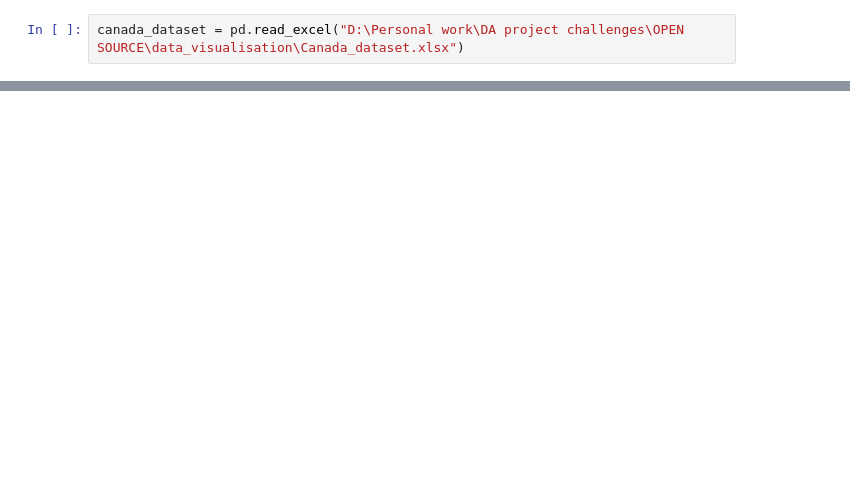
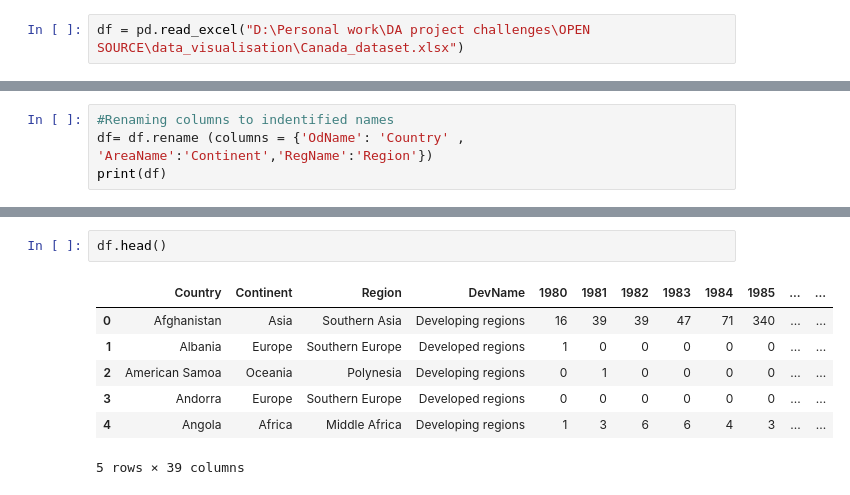
Before and after one commit to pyladieskla/data_visualisation, a Jupyter notebook: Canada_visualization.ipynb, the cells around one changed output, grey strips where cells are left out. Drawn from its saved outputs; the diff is of its cells as text; blank space fills up the shorter version.

Commit message:
Added EDA to the dataset

```diff
--- a/Canada_visualization.ipynb
+++ b/Canada_visualization.ipynb
@@ -3,3 +4,3 @@ import pandas as pd
 # %%
-canada_dataset = pd.read_excel("D:\Personal work\DA project challenges\OPEN SOURCE\data_visualisation\Canada_dataset.xlsx")
+df = pd.read_excel("D:\Personal work\DA project challenges\OPEN SOURCE\data_visualisation\Canada_dataset.xlsx")
 # %%
@@ -32,0 +47,4 @@ Index([    'Type', 'Coverage',   'OdName',     'AREA', 'AreaName',      'REG',
+# %%
+#Renaming columns to indentified names
+df= df.rename (columns = {'OdName': 'Country' , 'AreaName':'Continent','RegName':'Region'})
+print(df)
@@ -32,0 +69,10 @@ Index([    'Type', 'Coverage',   'OdName',     'AREA', 'AreaName',      'REG',
+# %%
+df.head()
+# %% [output]
+|  | Country | Continent | Region | DevName | 1980 | 1981 | 1982 | 1983 | 1984 | 1985 | ... | ... |
+| 0 | Afghanistan | Asia | Southern Asia | Developing regions | 16 | 39 | 39 | 47 | 71 | 340 | ... | ... |
+| 1 | Albania | Europe | Southern Europe | Developed regions | 1 | 0 | 0 | 0 | 0 | 0 | ... | ... |
+| 2 | American Samoa | Oceania | Polynesia | Developing regions | 0 | 1 | 0 | 0 | 0 | 0 | ... | ... |
+| 3 | Andorra | Europe | Southern Europe | Developed regions | 0 | 0 | 0 | 0 | 0 | 0 | ... | ... |
+| 4 | Angola | Africa | Middle Africa | Developing regions | 1 | 3 | 6 | 6 | 4 | 3 | ... | ... |
+5 rows × 39 columns
```
Also changed, not shown: parts of 19 cells of this notebook.
